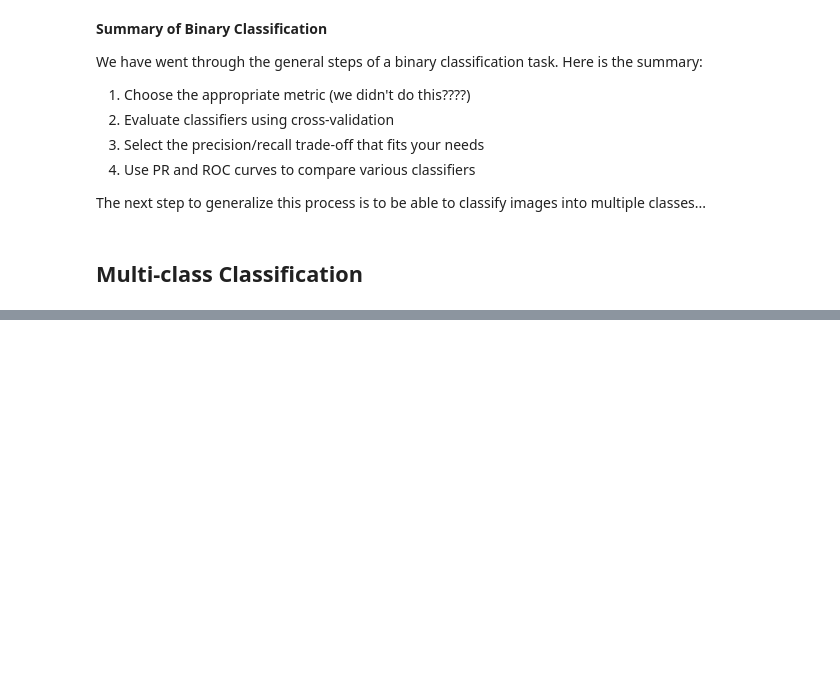
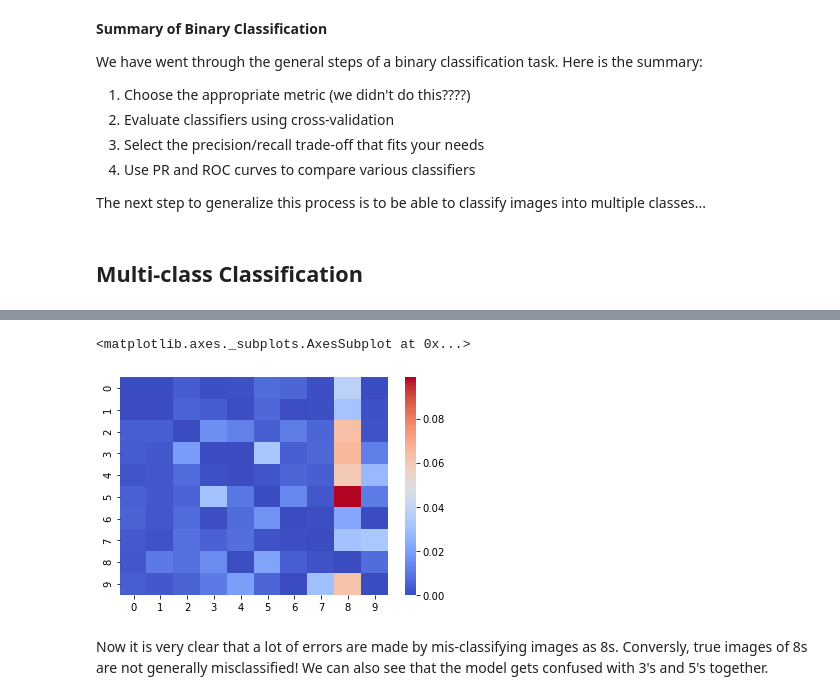
Before and after one commit to aj112358/ML_Notes, a Jupyter notebook: 03_Classification/03_Classification.ipynb, the cells around one changed output, grey strips where cells are left out. Cells and saved outputs as stored; diff of their text form; code cells hidden in the pictures; blank space fills up the shorter version.

```diff
--- a/03_Classification/03_Classification.ipynb
+++ b/03_Classification/03_Classification.ipynb
@@ -726,0 +915,3 @@ The next step to generalize this process is to be able to classify images into m
+# %%
+sum_of_rows = conf_matrix.sum(axis=1, keepdims=True)
+sum_of_rows
@@ -726,0 +929,3 @@ The next step to generalize this process is to be able to classify images into m
+# %%
+conf_matrix_normalized = conf_matrix / sum_of_rows
+conf_matrix_normalized
@@ -726,0 +950,8 @@ The next step to generalize this process is to be able to classify images into m
+# %%
+np.fill_diagonal(conf_matrix_normalized, 0)
+sns.heatmap(conf_matrix_normalized, cmap = "coolwarm")
+# %% [output]
+<matplotlib.axes._subplots.AxesSubplot at 0x...>
+[figure, added]
+# %% [markdown]
+Now it is very clear that a lot of errors are made by mis-classifying images as 8s. Conversly, true images of 8s are not generally misclassified! We can also see that the model gets confused with 3's and 5's together.
```
Also changed, not shown: parts of 71 cells of this notebook.
